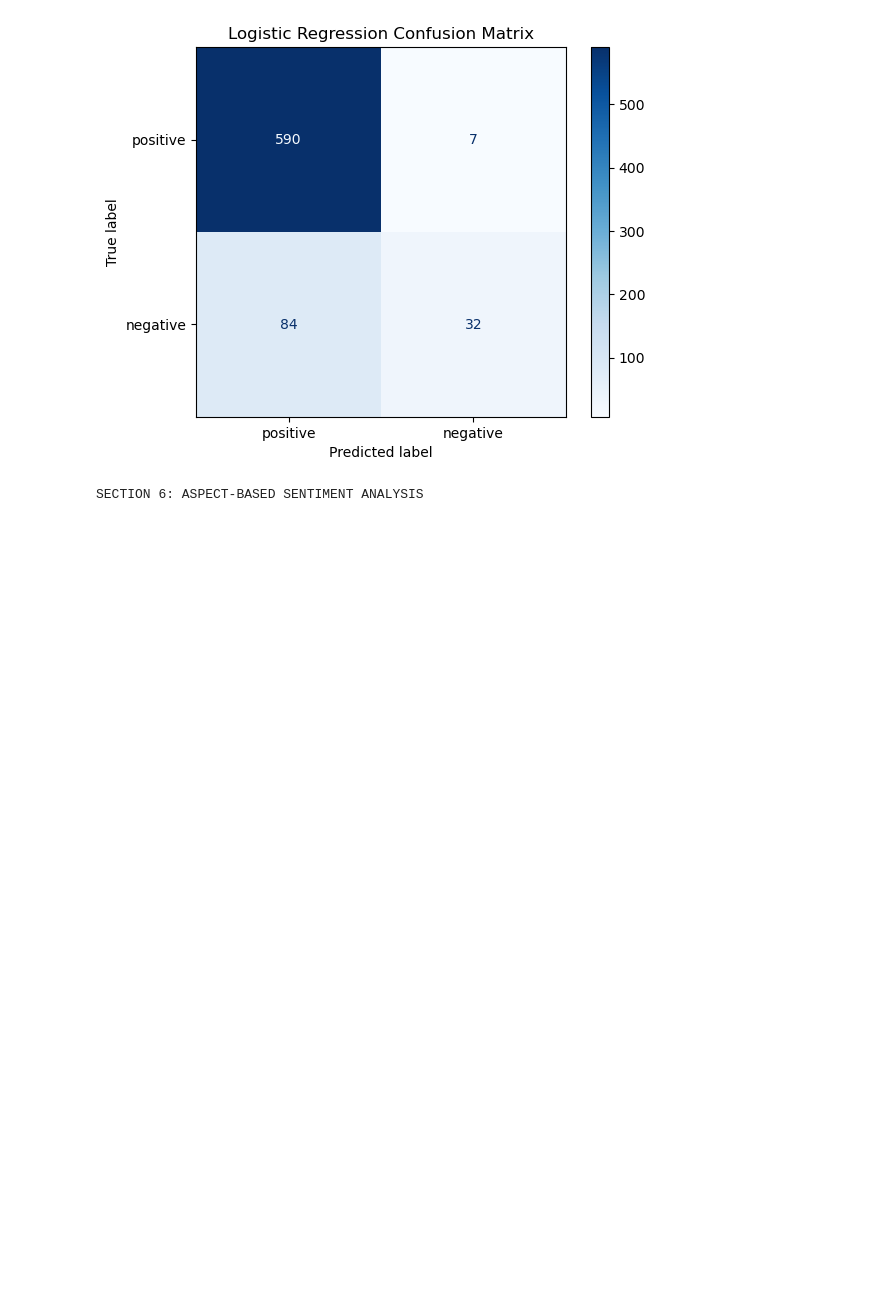
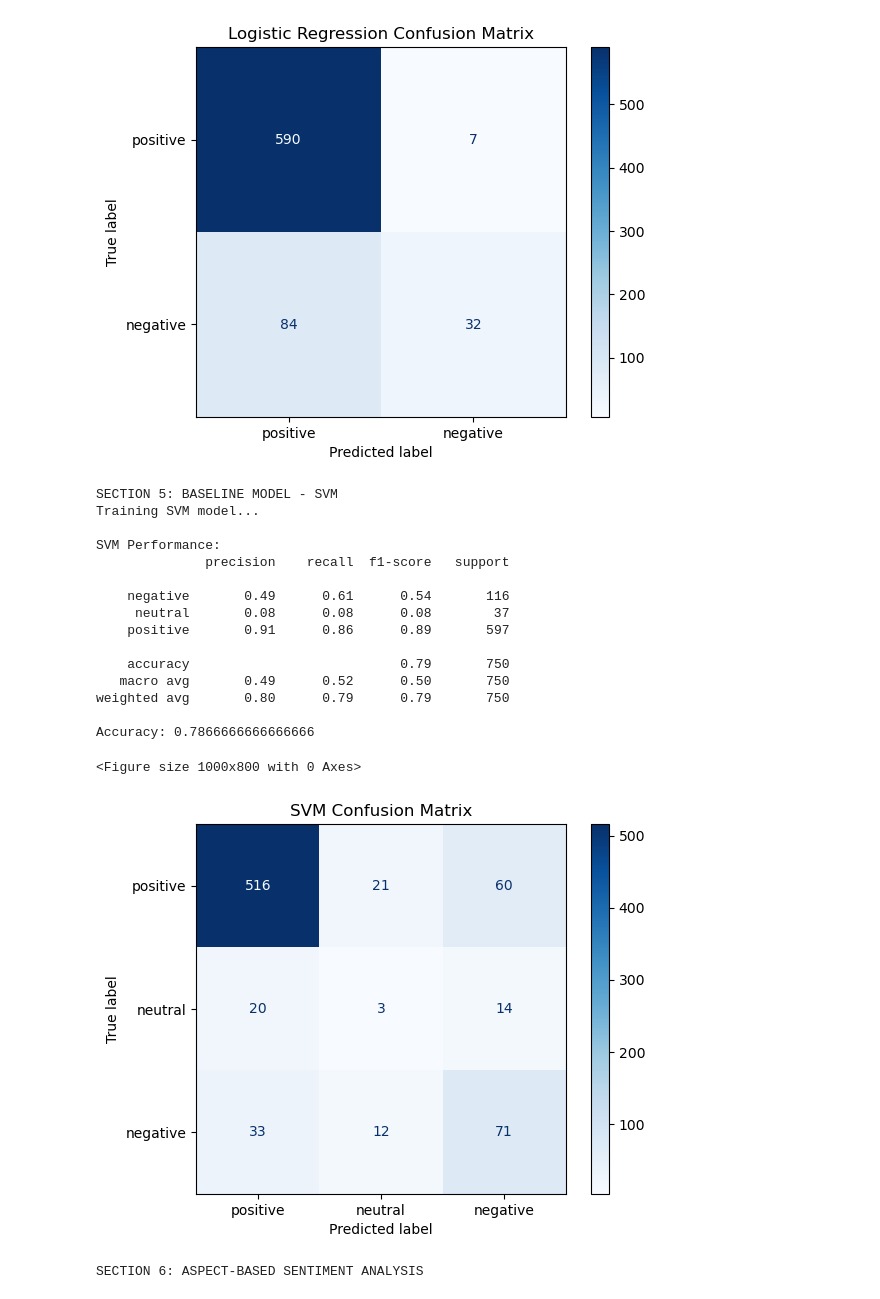
Before and after one commit to Currybon30/COMP262-NLP, a Jupyter notebook: phase2/exploreVfin.ipynb, the cells around one changed output. Drawn from its saved outputs; the diff is of its cells as text; code cells hidden in the pictures; blank space fills up the shorter version.

```diff
--- a/phase2/exploreVfin.ipynb
+++ b/phase2/exploreVfin.ipynb
@@ -389,6 +389,55 @@ weighted avg       0.78      0.83      0.78       750
 Accuracy: 0.8293333333333334
 <Figure size 1000x800 with 0 Axes>
 [figure]
+# %%
+
+#--------------------------------------------------------------#
+# SECTION 5: BASELINE MODEL - SVM
+#--------------------------------------------------------------#
+print("\nSECTION 5: BASELINE MODEL - SVM")
+
+# Create and train the logistic regression pipeline
+lr_pipeline = Pipeline([
+    ('tfidf', TfidfVectorizer()),
+    ('svc', SVC(kernel='linear', random_state=42, class_weight='balanced'))
+])
+
+print("Training SVM model...")
+lr_pipeline.fit(X_train, y_train)
+
+# Make predictions on the test set
+y_pred_svc = lr_pipeline.predict(X_test)
+
+# Evaluate the model
+print("\nSVM Performance:")
+print(classification_report(y_test, y_pred_svc))
+print("Accuracy:", accuracy_score(y_test, y_pred_svc))
+
+# Plot confusion matrix
+plt.figure(figsize=(10, 8))
+cm = confusion_matrix(y_test, y_pred_svc, labels=['positive', 'neutral', 'negative'])
+disp = ConfusionMatrixDisplay(confusion_matrix=cm, display_labels=['positive',  'neutral', 'negative'])
+disp.plot(cmap=plt.cm.Blues, values_format='d')
+plt.title('SVM Confusion Matrix')
+plt.show()
+# %% [output]
+SECTION 5: BASELINE MODEL - SVM
+Training SVM model...
+
+SVM Performance:
+              precision    recall  f1-score   support
+
+    negative       0.49      0.61      0.54       116
+     neutral       0.08      0.08      0.08        37
+    positive       0.91      0.86      0.89       597
+
+    accuracy                           0.79       750
+   macro avg       0.49      0.52      0.50       750
+weighted avg       0.80      0.79      0.79       750
+
+Accuracy: 0.7866666666666666
+<Figure size 1000x800 with 0 Axes>
+[figure, added]
 # %%
 
 #--------------------------------------------------------------#
```
Also changed, not shown: parts of 3 cells of this notebook.
